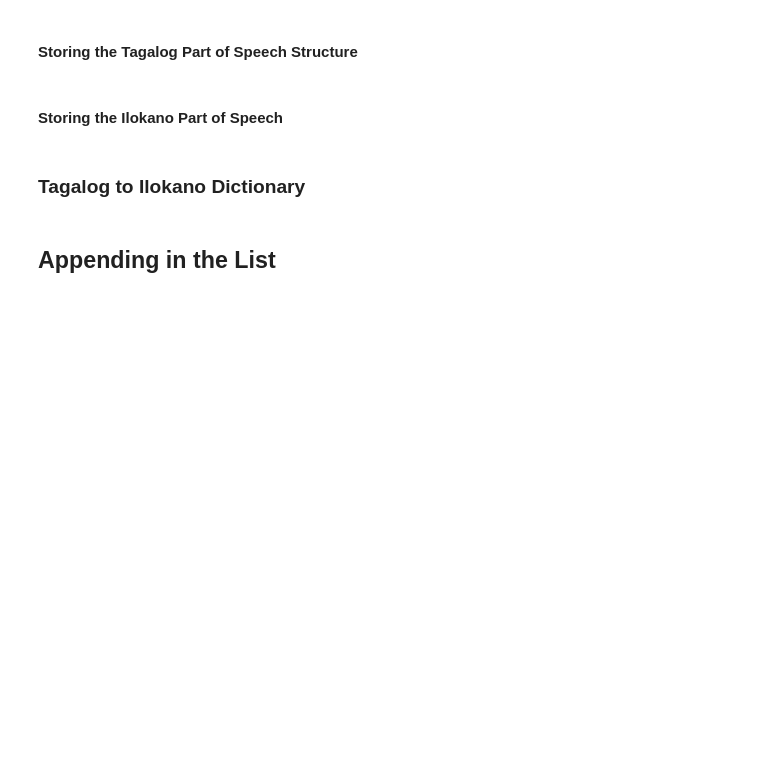
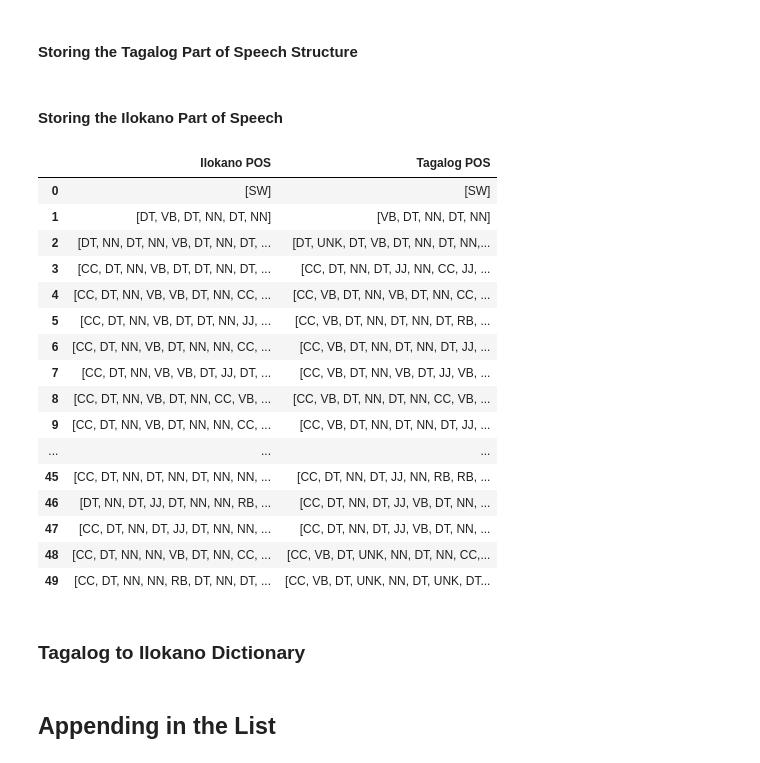
Before and after one commit to JakeCob/Ilokano-to-Tagalog-Machince-Translation, a Jupyter notebook: notebooks/Ilokano to Tagalog/example_based_il.ipynb, the cells around one changed output. Drawn from its saved outputs; the diff is of its cells as text; code cells hidden in the pictures; blank space fills up the shorter version.

```diff
--- a/notebooks/Ilokano to Tagalog/example_based_il.ipynb
+++ b/notebooks/Ilokano to Tagalog/example_based_il.ipynb
@@ -35,7 +44,25 @@ dict_sen_poss.columns = ['Ilokano POS']
 # %%
 dict_sen_poss['Tagalog POS'] = tl_pos_data['POS']
 
-dict_sen_poss.head()
+dict_sen_poss.head(50)
+# %% [output]
+|  | Ilokano POS | Tagalog POS |
+| 0 | [SW] | [SW] |
+| 1 | [DT, VB, DT, NN, DT, NN] | [VB, DT, NN, DT, NN] |
+| 2 | [DT, NN, DT, NN, VB, DT, NN, DT, ... | [DT, UNK, DT, VB, DT, NN, DT, NN,... |
+| 3 | [CC, DT, NN, VB, DT, DT, NN, DT, ... | [CC, DT, NN, DT, JJ, NN, CC, JJ, ... |
+| 4 | [CC, DT, NN, VB, VB, DT, NN, CC, ... | [CC, VB, DT, NN, VB, DT, NN, CC, ... |
+| 5 | [CC, DT, NN, VB, DT, DT, NN, JJ, ... | [CC, VB, DT, NN, DT, NN, DT, RB, ... |
+| 6 | [CC, DT, NN, VB, DT, NN, NN, CC, ... | [CC, VB, DT, NN, DT, NN, DT, JJ, ... |
+| 7 | [CC, DT, NN, VB, VB, DT, JJ, DT, ... | [CC, VB, DT, NN, VB, DT, JJ, VB, ... |
+| 8 | [CC, DT, NN, VB, DT, NN, CC, VB, ... | [CC, VB, DT, NN, DT, NN, CC, VB, ... |
+| 9 | [CC, DT, NN, VB, DT, NN, NN, CC, ... | [CC, VB, DT, NN, DT, NN, DT, JJ, ... |
+| ... | ... | ... |
+| 45 | [CC, DT, NN, DT, NN, DT, NN, NN, ... | [CC, DT, NN, DT, JJ, NN, RB, RB, ... |
+| 46 | [DT, NN, DT, JJ, DT, NN, NN, RB, ... | [CC, DT, NN, DT, JJ, VB, DT, NN, ... |
+| 47 | [CC, DT, NN, DT, JJ, DT, NN, NN, ... | [CC, DT, NN, DT, JJ, VB, DT, NN, ... |
+| 48 | [CC, DT, NN, NN, VB, DT, NN, CC, ... | [CC, VB, DT, UNK, NN, DT, NN, CC,... |
+| 49 | [CC, DT, NN, NN, RB, DT, NN, DT, ... | [CC, VB, DT, UNK, NN, DT, UNK, DT... |
 # %% [markdown]
 ### Tagalog to Ilokano Dictionary
 # %%
```
Also changed, not shown: parts of 17 cells of this notebook, 1 other file.
